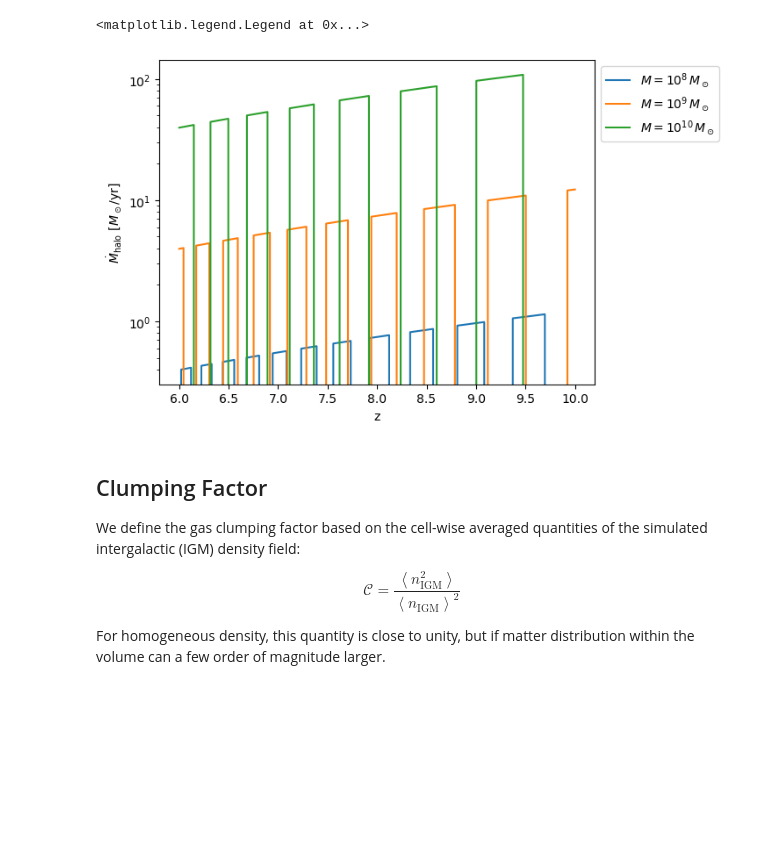
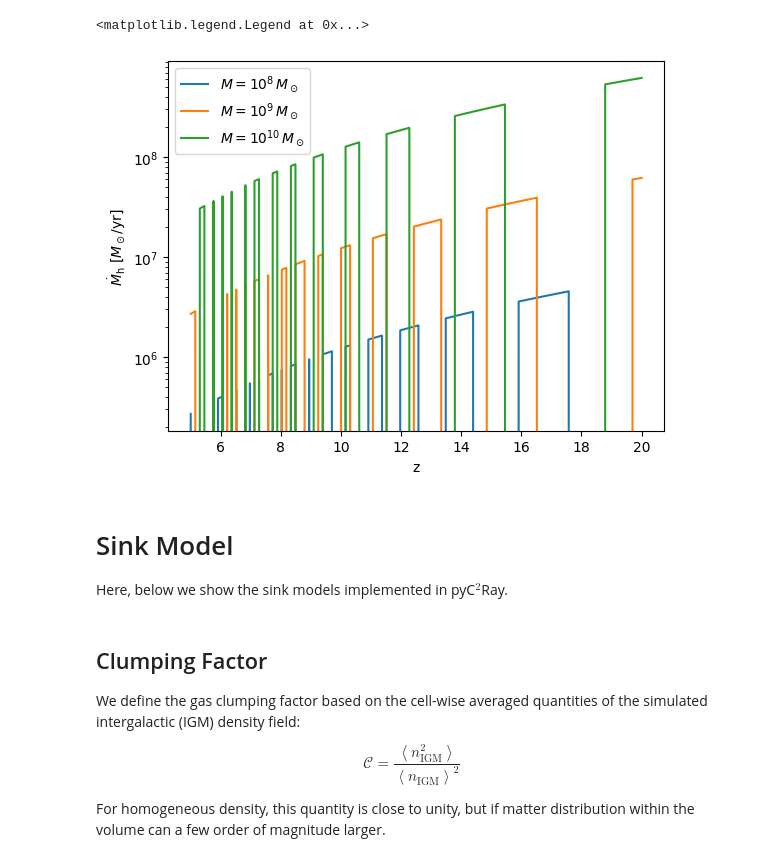
Before and after one commit to cosmic-reionization/pyC2Ray, a Jupyter notebook: docs/tutorials/source_sink.ipynb, the cells around one changed output. Cells and saved outputs as stored; diff of their text form; code cells hidden in the pictures; blank space fills up the shorter version.

```diff
--- a/docs/tutorials/source_sink.ipynb
+++ b/docs/tutorials/source_sink.ipynb
@@ -23,2 +61,4 @@ N = params['Grid']['meshsize']
 # %%
-# TODO: source models, mean-free path
+# load source model
+fstar_pars = {'Nion': 4., 'f0': 0.1, 'Mt': 1e8, 'Mp': 1e10, 'g1': -0.3, 'g2': -0.2, 'g3': 0.1, 'g4': -0.2, 'alpha_h': 0.79}
+source_model = pc2r.source_model.StellarToHaloRelation(model='dpl', pars=fstar_pars, cosmo=cosmo)
@@ -24,0 +121,11 @@ N = params['Grid']['meshsize']
+# %%
+# get some redshifts
+redshifts = np.linspace(20, 5, 100)
+
+# calculate the time scale variable
+t_s = (source_model.source_liftime(z=redshifts) * u.s).to('Myr')
+
+plt.plot(redshifts, t_s, 'k--', label=r'$\alpha_\mathrm{h}$ = %.2f' %source_model.alph_h)
+plt.xlabel('z'), plt.ylabel(r'$t_\mathrm{s}$ [Myr]')
+plt.legend()
+plt.show(), plt.clf()
@@ -25,22 +150,25 @@ N = params['Grid']['meshsize']
 # %%
-def acc_mass(mass, z, alph=0.79):
-    dotM = mass*u.Msun*alph*((1+z)*cosmo.H(z))
-    return dotM.to('Msun / yr').value
-
 bursty_pars = {'beta1': 0.1, 'beta2': 0.2, 'tB0': 300., 'tQ_frac': 0.95, 'z0': 30., 't_rnd': 0}
 bursty = pc2r.source_model.BurstySFR(model='instant', pars=bursty_pars, alpha_h=0.79, cosmo=cosmo)
 
-redshift = np.linspace(10, 6, 1000)
 for m in [1e8, 1e9, 1e10]:
-    bh1 = bursty.instant_burst_or_quiescent_galaxies(mass=m, z=redshift)
-    dotM = acc_mass(mass=m, z=redshift)
-    plt.semilogy(redshift, dotM*bh1, label=r'$M = 10^{%d}\,M_\odot$' %np.log10(m))
+    # bursty SFR mask
+    bh1 = bursty.instant_burst_or_quiescent_galaxies(mass=m, z=redshifts)
 
-plt.ylabel(r'$\dot{M}_\mathrm{halo}$ [$M_\odot/\mathrm{yr}$]'), plt.xlabel('z')
-plt.legend(bbox_to_anchor=(1.0, 1.0), loc='upper left')
+    # accreation rate (here in Myr)
+    dotM = m/t_s.value
+
+    plt.semilogy(redshifts, dotM*bh1, label=r'$M = 10^{%d}\,M_\odot$' %np.log10(m))
+
+plt.ylabel(r'$\dot{M}_\mathrm{h}$ [$M_\odot/\mathrm{yr}$]'), plt.xlabel('z')
+plt.legend()
 # %% [output]
 <matplotlib.legend.Legend at 0x...>
-[figure, old version]
+[figure, new version]
+# %% [markdown]
+# Sink Model
+
+Here, below we show the sink models implemented in pyC$^2$Ray.
 # %% [markdown]
 ## Clumping Factor
 We define the gas clumping factor based on the cell-wise averaged quantities of the simulated intergalactic (IGM) density field:
```
Also changed, not shown: parts of 21 cells of this notebook, 3 other files.
